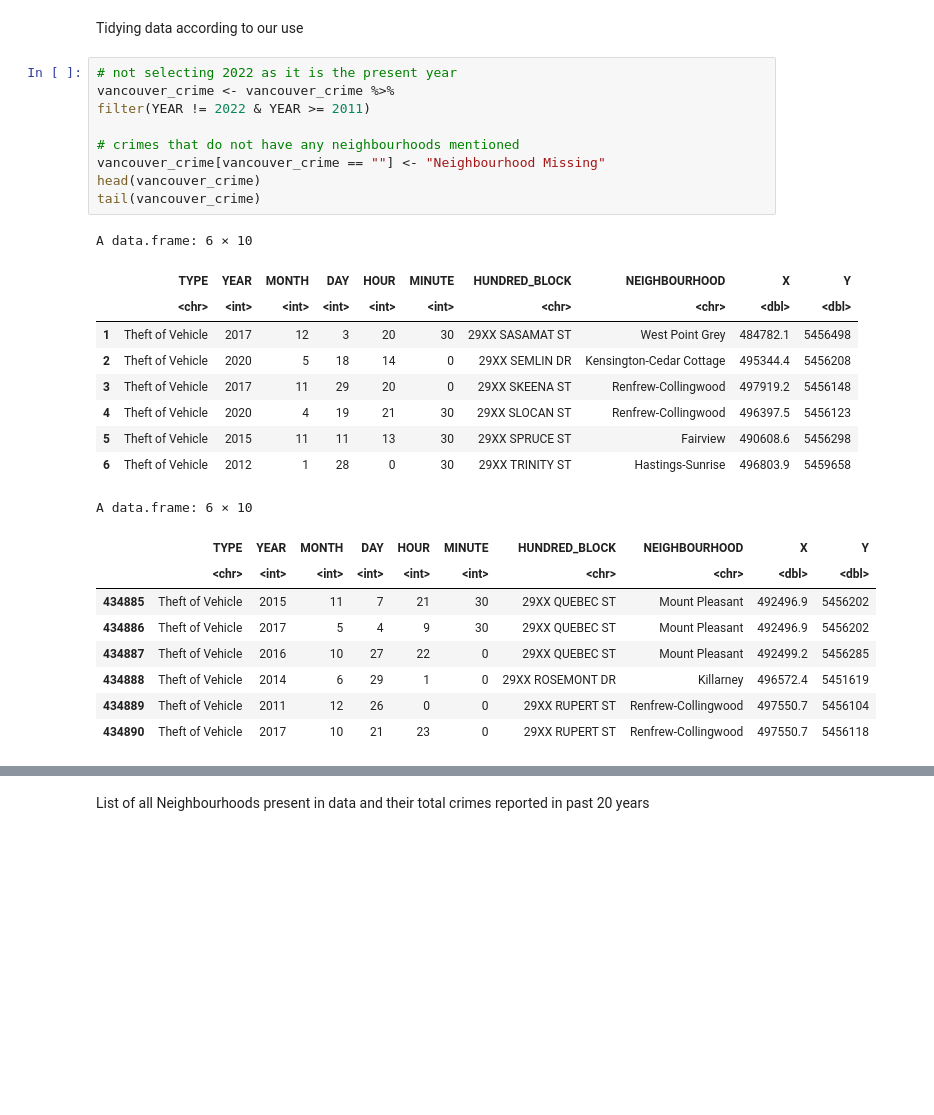
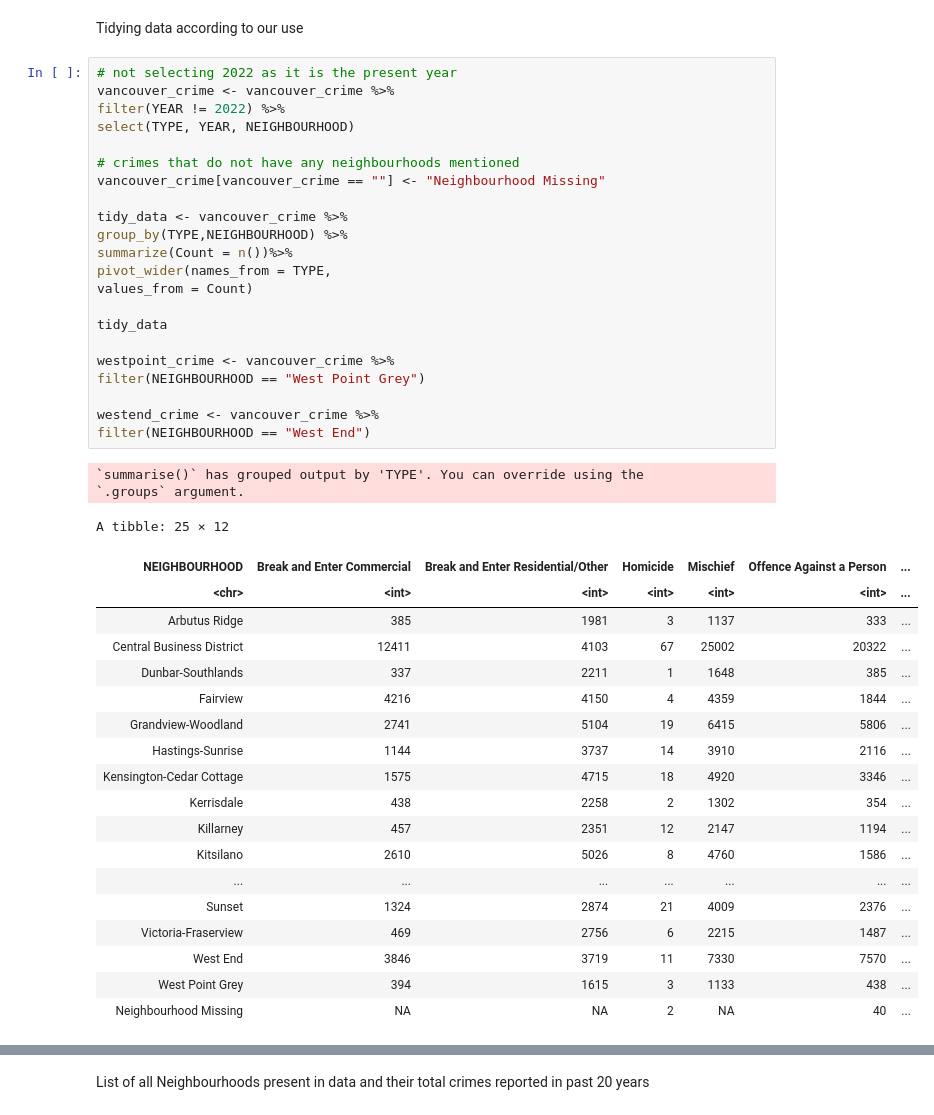
Before and after one commit to Utsav02/VancouverCrimeSTAT201, a Jupyter notebook: ProjectFile.ipynb, the cells around one changed output, grey strips where cells are left out. Cells and saved outputs as stored; diff of their text form; blank space fills up the shorter version.

```diff
--- a/ProjectFile.ipynb
+++ b/ProjectFile.ipynb
@@ -72,28 +77,44 @@ Tidying data according to our use
 # %%
 # not selecting 2022 as it is the present year
 vancouver_crime <- vancouver_crime %>%
-filter(YEAR != 2022 & YEAR >= 2011)
+filter(YEAR != 2022) %>%
+select(TYPE, YEAR, NEIGHBOURHOOD)
 
 # crimes that do not have any neighbourhoods mentioned
 vancouver_crime[vancouver_crime == ""] <- "Neighbourhood Missing"
-head(vancouver_crime)
-tail(vancouver_crime)
+
+tidy_data <- vancouver_crime %>%
+group_by(TYPE,NEIGHBOURHOOD) %>%
+summarize(Count = n())%>%
+pivot_wider(names_from = TYPE,
+values_from = Count)
+
+tidy_data
+
+westpoint_crime <- vancouver_crime %>%
+filter(NEIGHBOURHOOD == "West Point Grey")
+
+westend_crime <- vancouver_crime %>%
+filter(NEIGHBOURHOOD == "West End")
 # %% [output]
-A data.frame: 6 × 10
+`summarise()` has grouped output by 'TYPE'. You can override using the
+`.groups` argument.
+A tibble: 25 × 12
-|  | TYPE | YEAR | MONTH | DAY | HOUR | MINUTE | HUNDRED_BLOCK | NEIGHBOURHOOD | X | Y |
-|  | <chr> | <int> | <int> | <int> | <int> | <int> | <chr> | <chr> | <dbl> | <dbl> |
-| 1 | Theft of Vehicle | 2017 | 12 | 3 | 20 | 30 | 29XX SASAMAT ST | West Point Grey | 484782.1 | 5456498 |
-| 2 | Theft of Vehicle | 2020 | 5 | 18 | 14 | 0 | 29XX SEMLIN DR | Kensington-Cedar Cottage | 495344.4 | 5456208 |
-| 3 | Theft of Vehicle | 2017 | 11 | 29 | 20 | 0 | 29XX SKEENA ST | Renfrew-Collingwood | 497919.2 | 5456148 |
-| 4 | Theft of Vehicle | 2020 | 4 | 19 | 21 | 30 | 29XX SLOCAN ST | Renfrew-Collingwood | 496397.5 | 5456123 |
-| 5 | Theft of Vehicle | 2015 | 11 | 11 | 13 | 30 | 29XX SPRUCE ST | Fairview | 490608.6 | 5456298 |
-| 6 | Theft of Vehicle | 2012 | 1 | 28 | 0 | 30 | 29XX TRINITY ST | Hastings-Sunrise | 496803.9 | 5459658 |
+| NEIGHBOURHOOD | Break and Enter Commercial | Break and Enter Residential/Other | Homicide | Mischief | Offence Against a Person | ... |
+| <chr> | <int> | <int> | <int> | <int> | <int> | ... |
+| Arbutus Ridge | 385 | 1981 | 3 | 1137 | 333 | ... |
+| Central Business District | 12411 | 4103 | 67 | 25002 | 20322 | ... |
+| Dunbar-Southlands | 337 | 2211 | 1 | 1648 | 385 | ... |
+| Fairview | 4216 | 4150 | 4 | 4359 | 1844 | ... |
+| Grandview-Woodland | 2741 | 5104 | 19 | 6415 | 5806 | ... |
+| Hastings-Sunrise | 1144 | 3737 | 14 | 3910 | 2116 | ... |
+| Kensington-Cedar Cottage | 1575 | 4715 | 18 | 4920 | 3346 | ... |
+| Kerrisdale | 438 | 2258 | 2 | 1302 | 354 | ... |
+| Killarney | 457 | 2351 | 12 | 2147 | 1194 | ... |
+| Kitsilano | 2610 | 5026 | 8 | 4760 | 1586 | ... |
+| ... | ... | ... | ... | ... | ... | ... |
+| Sunset | 1324 | 2874 | 21 | 4009 | 2376 | ... |
+| Victoria-Fraserview | 469 | 2756 | 6 | 2215 | 1487 | ... |
+| West End | 3846 | 3719 | 11 | 7330 | 7570 | ... |
+| West Point Grey | 394 | 1615 | 3 | 1133 | 438 | ... |
+| Neighbourhood Missing | NA | NA | 2 | NA | 40 | ... |
-A data.frame: 6 × 10
-|  | TYPE | YEAR | MONTH | DAY | HOUR | MINUTE | HUNDRED_BLOCK | NEIGHBOURHOOD | X | Y |
-|  | <chr> | <int> | <int> | <int> | <int> | <int> | <chr> | <chr> | <dbl> | <dbl> |
-| 434885 | Theft of Vehicle | 2015 | 11 | 7 | 21 | 30 | 29XX QUEBEC ST | Mount Pleasant | 492496.9 | 5456202 |
-| 434886 | Theft of Vehicle | 2017 | 5 | 4 | 9 | 30 | 29XX QUEBEC ST | Mount Pleasant | 492496.9 | 5456202 |
-| 434887 | Theft of Vehicle | 2016 | 10 | 27 | 22 | 0 | 29XX QUEBEC ST | Mount Pleasant | 492499.2 | 5456285 |
-| 434888 | Theft of Vehicle | 2014 | 6 | 29 | 1 | 0 | 29XX ROSEMONT DR | Killarney | 496572.4 | 5451619 |
-| 434889 | Theft of Vehicle | 2011 | 12 | 26 | 0 | 0 | 29XX RUPERT ST | Renfrew-Collingwood | 497550.7 | 5456104 |
-| 434890 | Theft of Vehicle | 2017 | 10 | 21 | 23 | 0 | 29XX RUPERT ST | Renfrew-Collingwood | 497550.7 | 5456118 |
```
Also changed, not shown: parts of 24 cells of this notebook.
